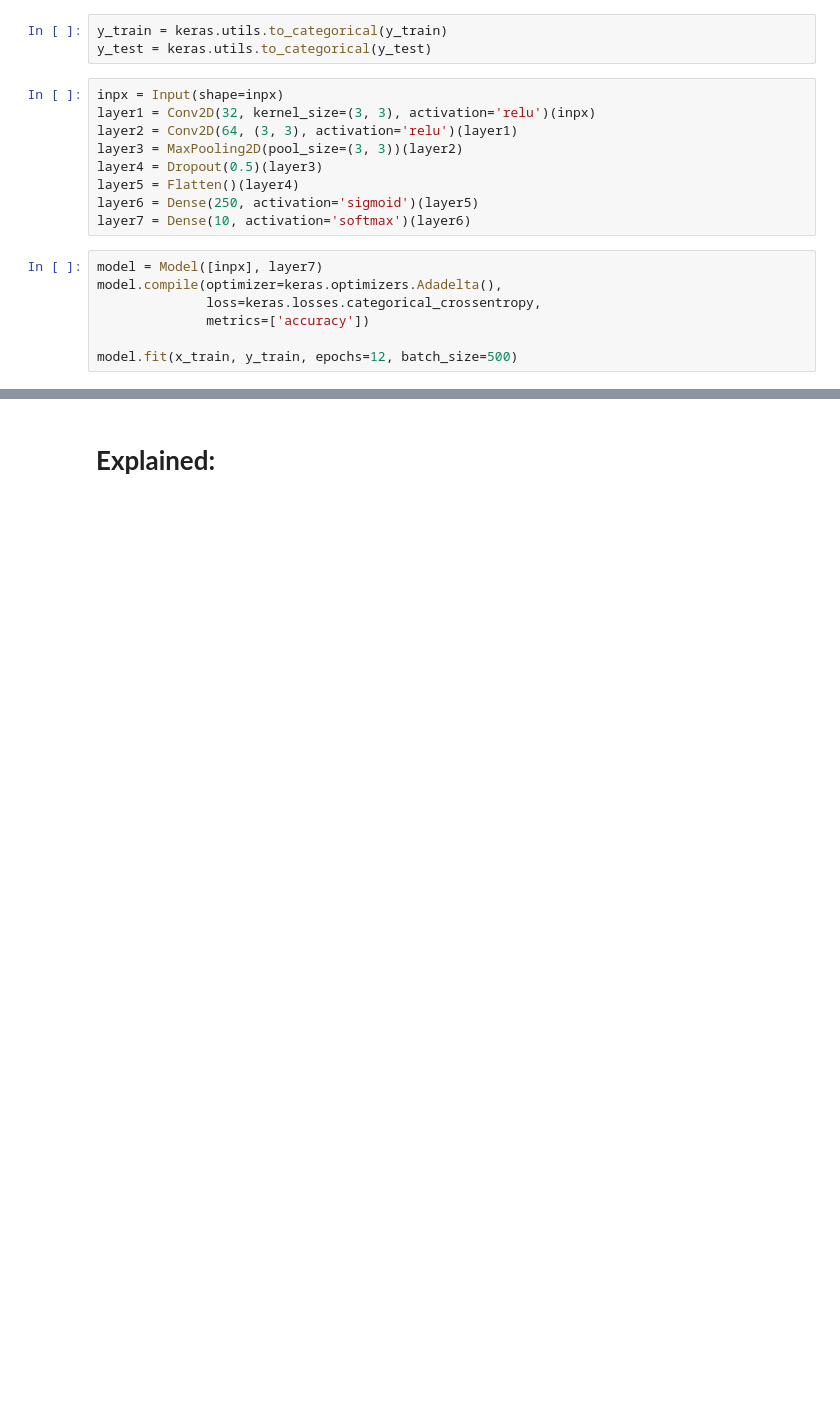
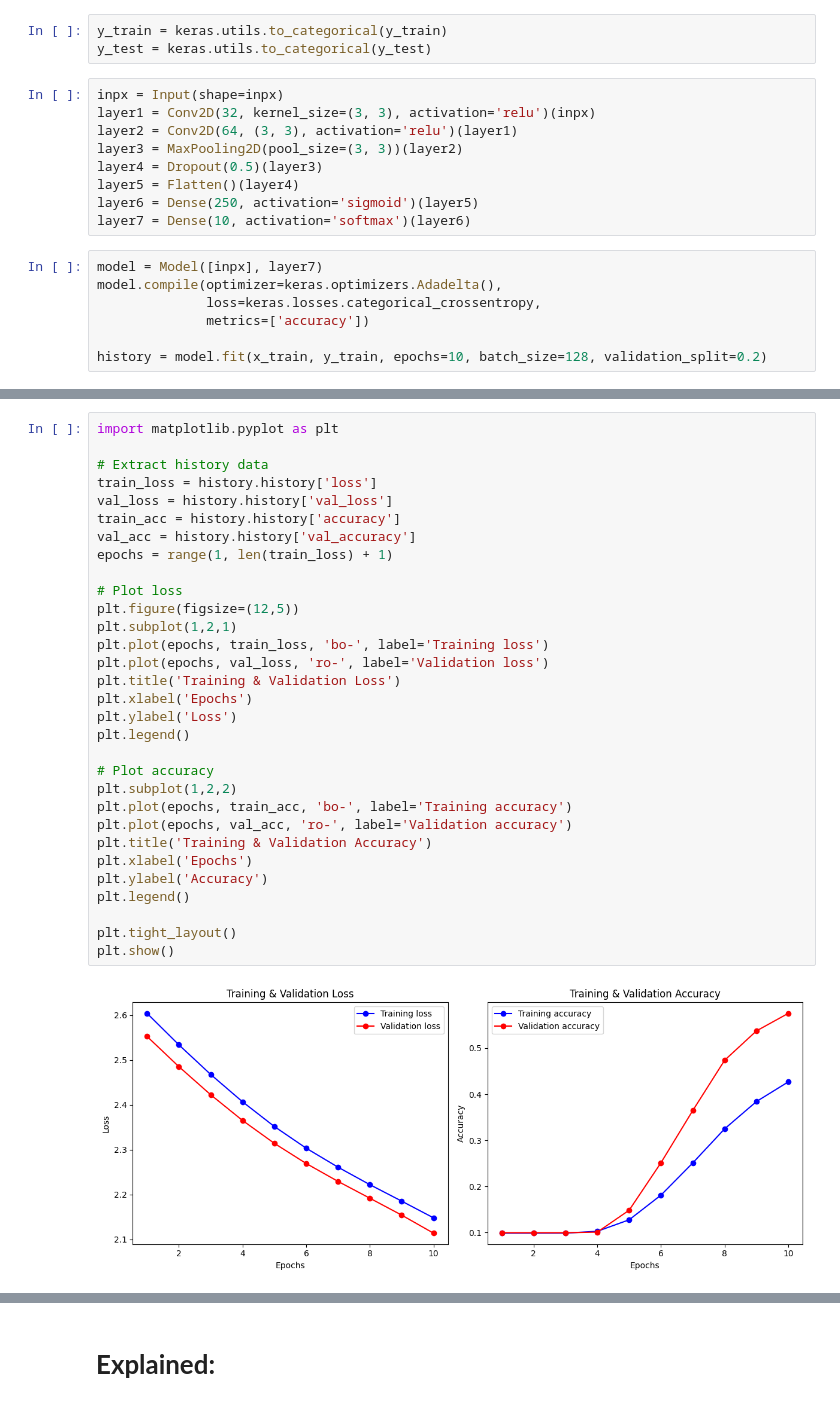
Before and after one commit to github123-alt/AnK_Internship, a Jupyter notebook: Day_4_at_AnK.ipynb, the cells around one changed output, grey strips where cells are left out. Cells and saved outputs as stored; diff of their text form; blank space fills up the shorter version.

```diff
--- a/Day_4_at_AnK.ipynb
+++ b/Day_4_at_AnK.ipynb
@@ -45,5 +55,5 @@ model.compile(optimizer=keras.optimizers.Adadelta(),
               loss=keras.losses.categorical_crossentropy,
               metrics=['accuracy'])
 
-model.fit(x_train, y_train, epochs=12, batch_size=500)
+history = model.fit(x_train, y_train, epochs=10, batch_size=128, validation_split=0.2)
 # %% [output]
@@ -74,0 +87,33 @@ accuracy= 0.09839999675750732
+# %%
+import matplotlib.pyplot as plt
+
+# Extract history data
+train_loss = history.history['loss']
+val_loss = history.history['val_loss']
+train_acc = history.history['accuracy']
+val_acc = history.history['val_accuracy']
+epochs = range(1, len(train_loss) + 1)
+
+# Plot loss
+plt.figure(figsize=(12,5))
+plt.subplot(1,2,1)
+plt.plot(epochs, train_loss, 'bo-', label='Training loss')
+plt.plot(epochs, val_loss, 'ro-', label='Validation loss')
+plt.title('Training & Validation Loss')
+plt.xlabel('Epochs')
+plt.ylabel('Loss')
+plt.legend()
+
+# Plot accuracy
+plt.subplot(1,2,2)
+plt.plot(epochs, train_acc, 'bo-', label='Training accuracy')
+plt.plot(epochs, val_acc, 'ro-', label='Validation accuracy')
+plt.title('Training & Validation Accuracy')
+plt.xlabel('Epochs')
+plt.ylabel('Accuracy')
+plt.legend()
+
+plt.tight_layout()
+plt.show()
+# %% [output]
+[figure, added]
```
Also changed, not shown: parts of 5 cells of this notebook.
